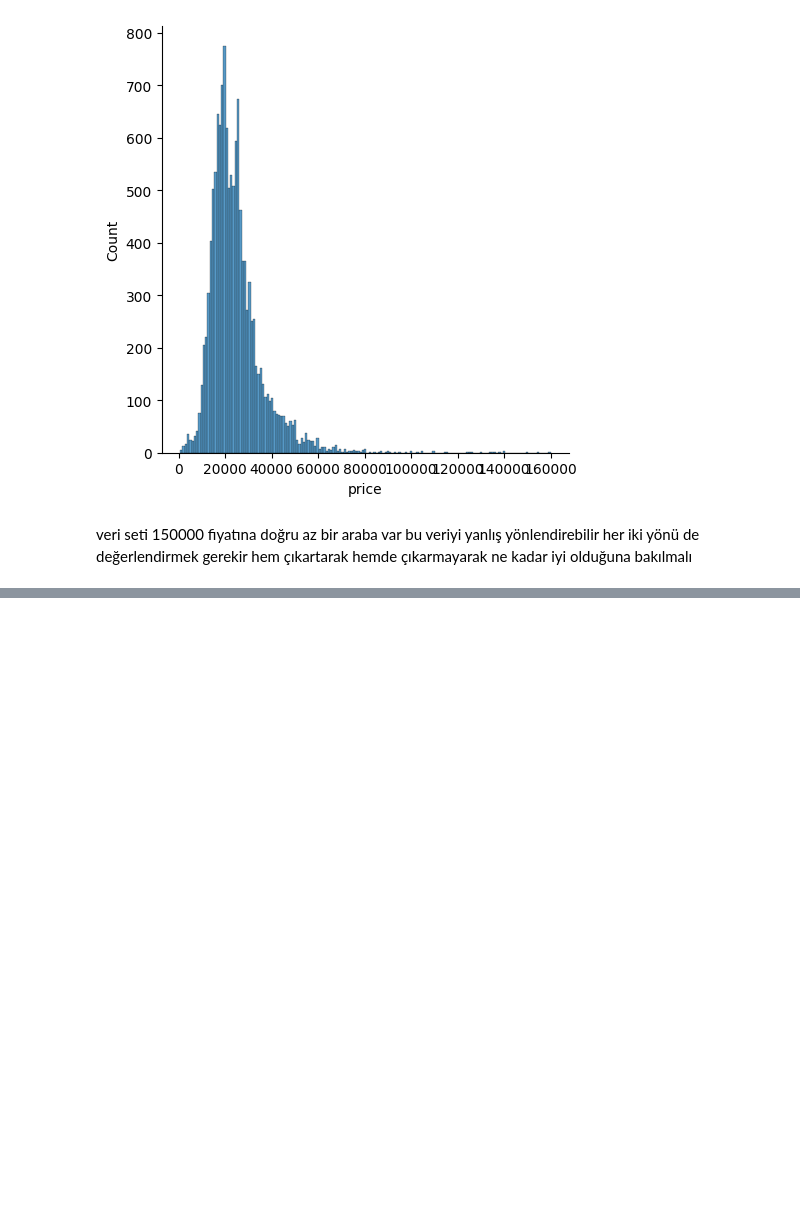
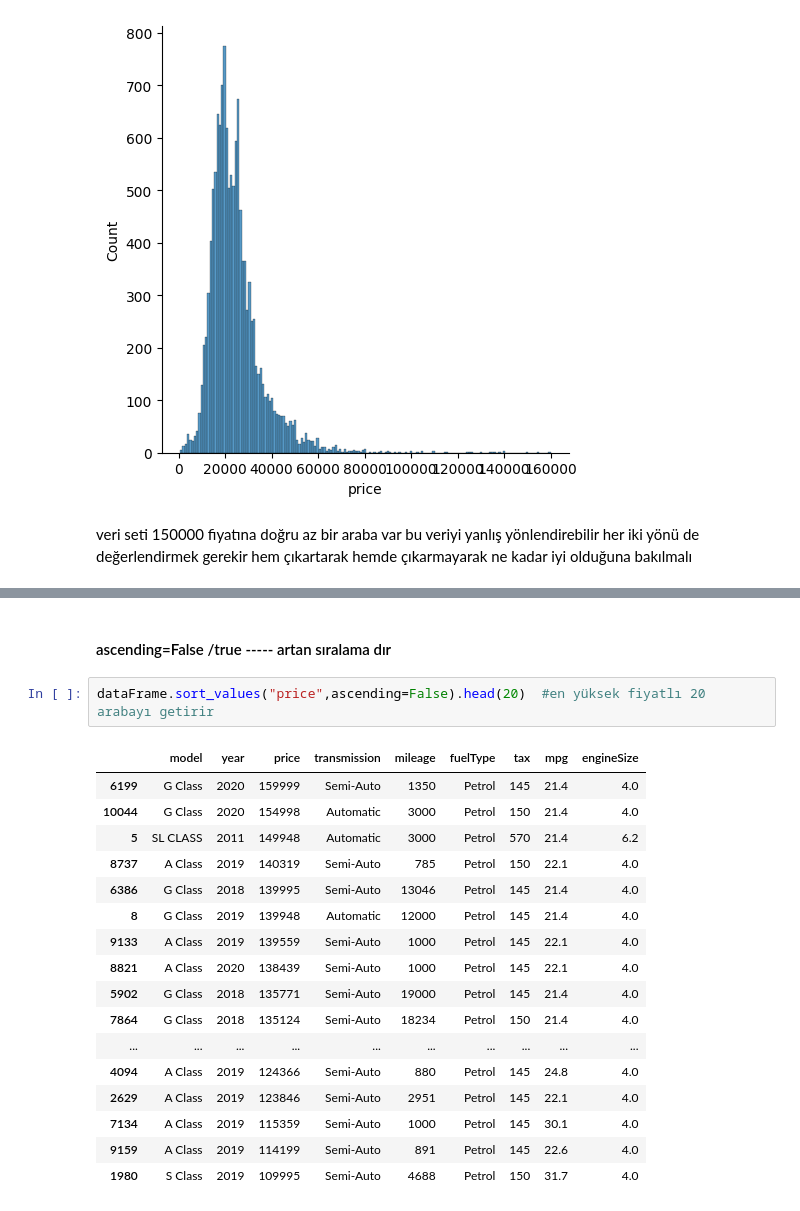
Before and after one commit to can-ozyasar/Veri-Bilimi-icin-Python-ve-tensorflow_BTK, a Jupyter notebook: Tensorflow/8.14_Araba Fiyat analizi/arabaAnalizi.ipynb, the cells around one changed output, grey strips where cells are left out. Cells and saved outputs as stored; diff of their text form; blank space fills up the shorter version.

```diff
--- a/Tensorflow/8.14_Araba Fiyat analizi/arabaAnalizi.ipynb
+++ b/Tensorflow/8.14_Araba Fiyat analizi/arabaAnalizi.ipynb
@@ -67,0 +106,22 @@ her iki yönü de değerlendirmek gerekir hem çıkartarak hemde çıkarmayarak
+# %% [markdown]
+#### ascending=False /true  ----- artan sıralama dır
+# %%
+dataFrame.sort_values("price",ascending=False).head(20)  #en yüksek fiyatlı 20 arabayı getirir
+# %% [output]
+|  | model | year | price | transmission | mileage | fuelType | tax | mpg | engineSize |
+| 6199 | G Class | 2020 | 159999 | Semi-Auto | 1350 | Petrol | 145 | 21.4 | 4.0 |
+| 10044 | G Class | 2020 | 154998 | Automatic | 3000 | Petrol | 150 | 21.4 | 4.0 |
+| 5 | SL CLASS | 2011 | 149948 | Automatic | 3000 | Petrol | 570 | 21.4 | 6.2 |
+| 8737 | A Class | 2019 | 140319 | Semi-Auto | 785 | Petrol | 150 | 22.1 | 4.0 |
+| 6386 | G Class | 2018 | 139995 | Semi-Auto | 13046 | Petrol | 145 | 21.4 | 4.0 |
+| 8 | G Class | 2019 | 139948 | Automatic | 12000 | Petrol | 145 | 21.4 | 4.0 |
+| 9133 | A Class | 2019 | 139559 | Semi-Auto | 1000 | Petrol | 145 | 22.1 | 4.0 |
+| 8821 | A Class | 2020 | 138439 | Semi-Auto | 1000 | Petrol | 145 | 22.1 | 4.0 |
+| 5902 | G Class | 2018 | 135771 | Semi-Auto | 19000 | Petrol | 145 | 21.4 | 4.0 |
+| 7864 | G Class | 2018 | 135124 | Semi-Auto | 18234 | Petrol | 150 | 21.4 | 4.0 |
+| ... | ... | ... | ... | ... | ... | ... | ... | ... | ... |
+| 4094 | A Class | 2019 | 124366 | Semi-Auto | 880 | Petrol | 145 | 24.8 | 4.0 |
+| 2629 | A Class | 2019 | 123846 | Semi-Auto | 2951 | Petrol | 145 | 22.1 | 4.0 |
+| 7134 | A Class | 2019 | 115359 | Semi-Auto | 1000 | Petrol | 145 | 30.1 | 4.0 |
+| 9159 | A Class | 2019 | 114199 | Semi-Auto | 891 | Petrol | 145 | 22.6 | 4.0 |
+| 1980 | S Class | 2019 | 109995 | Semi-Auto | 4688 | Petrol | 150 | 31.7 | 4.0 |
```
Also changed, not shown: parts of 31 cells of this notebook.
